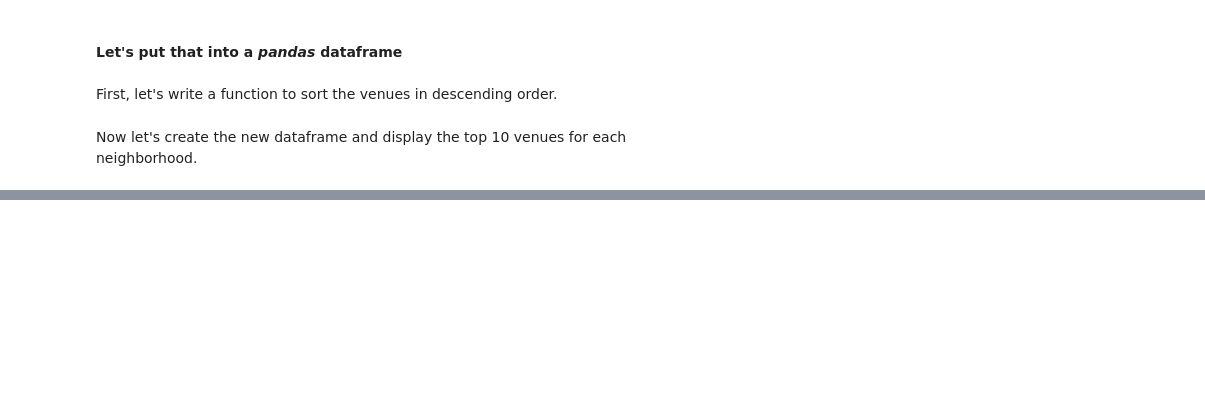
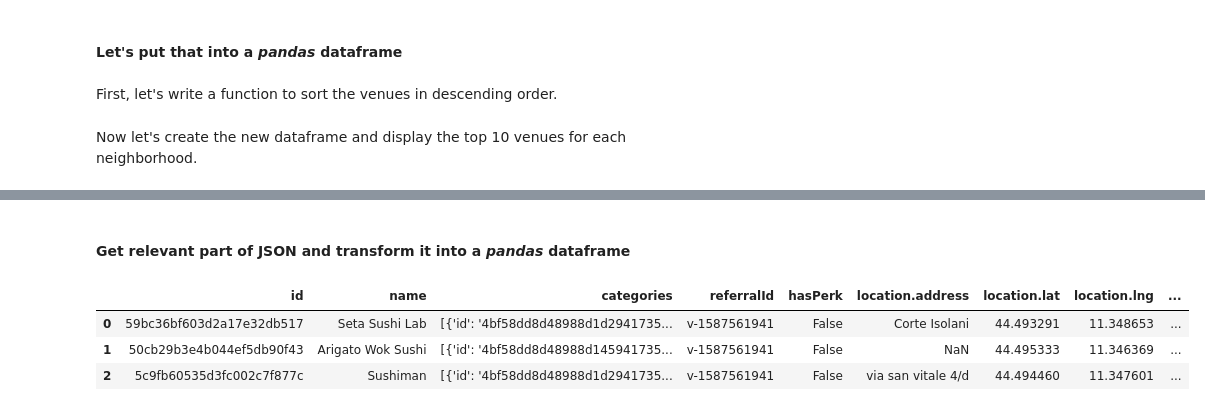
Before and after one commit to fabioantonini/Applied-Data-Science-Coursera-Capstone, a Jupyter notebook: Applied Data Science Capstone.ipynb, the cells around one changed output, grey strips where cells are left out. Saved outputs shown, nothing was run; the diff lists cells and outputs as text; code cells hidden in the pictures; blank space fills up the shorter version.

```diff
--- a/Applied Data Science Capstone.ipynb
+++ b/Applied Data Science Capstone.ipynb
@@ -601,0 +646,8 @@ Some conclusions
+# %%
+search_query = 'Sushi'
+radius = 500
+print(search_query + ' .... OK!')
+santostefano=bologna_df[bologna_df['neighborhood'] == "Santo Stefano"]
+latitude=santostefano['latitude'].values[0]
+longitude=santostefano['longitude'].values[0]
+print("Santo Stefano cohordinates {} {}".format(latitude, longitude))
@@ -601,0 +685,18 @@ Some conclusions
+# %% [markdown]
+#### Get relevant part of JSON and transform it into a *pandas* dataframe
+# %%
+try:
+    from collections import OrderedDict
+except ImportError:
+    from ordereddict import OrderedDict
+# assign relevant part of JSON to venues
+venues = results['response']['venues']
+
+# tranform venues into a dataframe
+sushi_df = pd.json_normalize(venues)
+sushi_df.head()
+# %% [output]
+|  | id | name | categories | referralId | hasPerk | location.address | location.lat | location.lng | ... |
+| 0 | 59bc36bf603d2a17e32db517 | Seta Sushi Lab | [{'id': '4bf58dd8d48988d1d2941735... | v-1587561941 | False | Corte Isolani | 44.493291 | 11.348653 | ... |
+| 1 | 50cb29b3e4b044ef5db90f43 | Arigato Wok Sushi | [{'id': '4bf58dd8d48988d145941735... | v-1587561941 | False | NaN | 44.495333 | 11.346369 | ... |
+| 2 | 5c9fb60535d3fc002c7f877c | Sushiman | [{'id': '4bf58dd8d48988d1d2941735... | v-1587561941 | False | via san vitale 4/d | 44.494460 | 11.347601 | ... |
```
Also changed, not shown: parts of 20 cells of this notebook.
